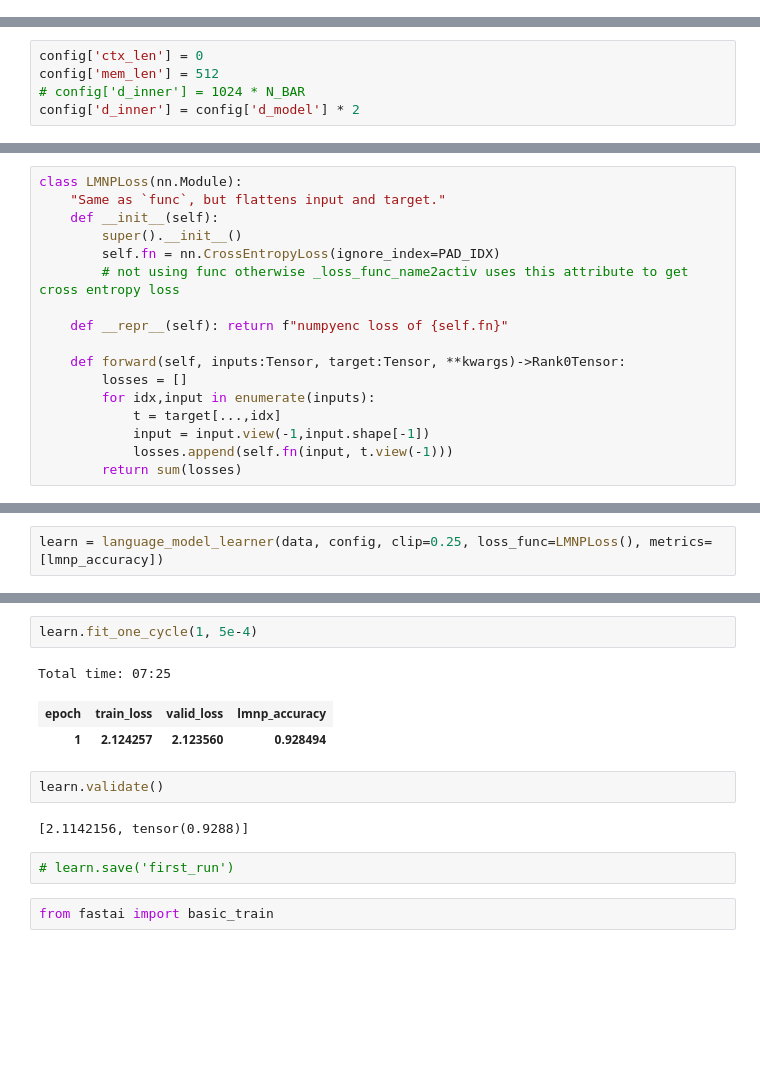
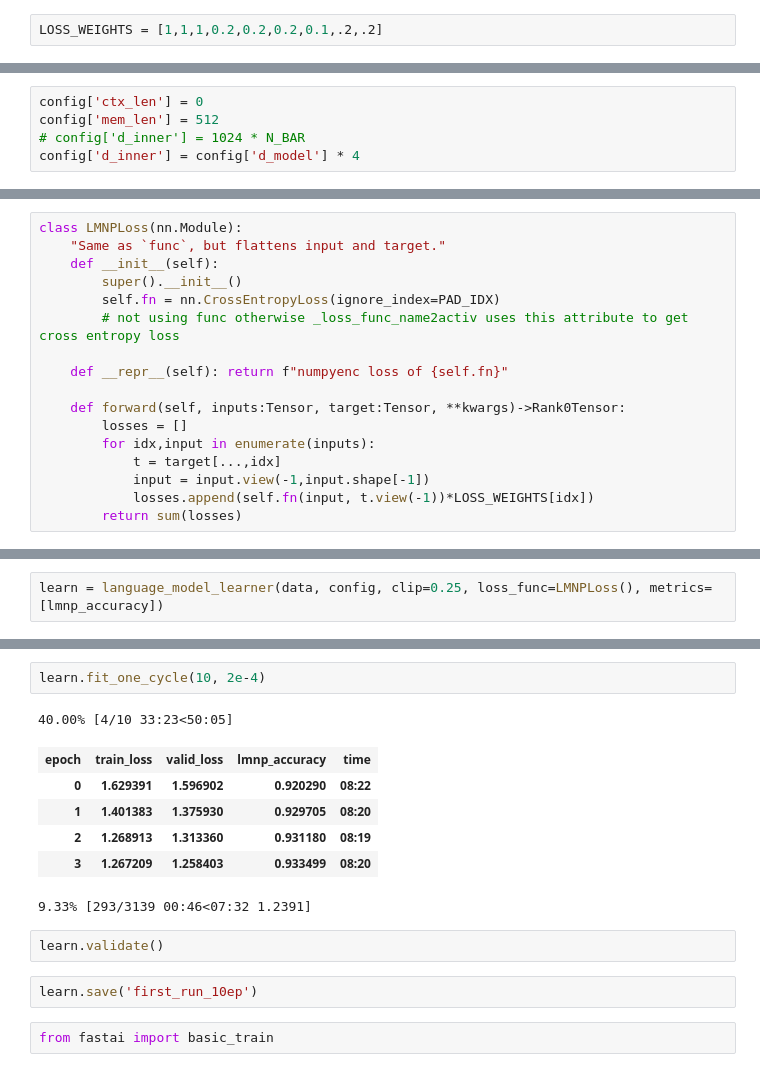
Before and after one commit to bearpelican/musicautobot, a Jupyter notebook: ht-3-training-1bar-nopos.ipynb, the cells around one changed output, grey strips where cells are left out. Saved outputs shown, nothing was run; the diff lists cells and outputs as text; blank space fills up the shorter version.

```diff
--- a/ht-3-training-1bar-nopos.ipynb
+++ b/ht-3-training-1bar-nopos.ipynb
@@ -57,6 +57,8 @@ VOCAB_SZ = [max_vocab[i] for i in [iN,iNO,iND,iCI] + BIDX_ALL]
 EMB_MAP = list(zip(EMB_IDXS,VOCAB_SZ,EMB_DIM))
 eN,eO,eD,eI = EMB_MAP
 # eN,eO,eD,eI,eB,eM = EMB_MAP
+# %%
+LOSS_WEIGHTS = [1,1,1,0.2,0.2,0.2,0.1,.2,.2]
 # %%
 idx2embidx = {
     iN:eN,iNO:eO,iND:eD,
@@ -79,7 +81,7 @@ config['d_model'] = total_embs * N_BAR
 config['ctx_len'] = 0
 config['mem_len'] = 512
 # config['d_inner'] = 1024 * N_BAR
-config['d_inner'] = config['d_model'] * 2
+config['d_inner'] = config['d_model'] * 4
 # %%
 # config
 # %%
@@ -309,7 +311,7 @@ class LMNPLoss(nn.Module):
         for idx,input in enumerate(inputs):
             t = target[...,idx]
             input = input.view(-1,input.shape[-1])
-            losses.append(self.fn(input, t.view(-1)))
+            losses.append(self.fn(input, t.view(-1))*LOSS_WEIGHTS[idx])
         return sum(losses)
 # %%
 def lmnp_accuracy(inputs:Tensor, target:Tensor)->Rank0Tensor:
@@ -341,15 +338,17 @@ Min numerical gradient: 3.52E-04
 # %%
-learn.fit_one_cycle(1, 5e-4)
+learn.fit_one_cycle(10, 2e-4)
 # %% [output]
-Total time: 07:25
+40.00% [4/10 33:23<50:05]
-| epoch | train_loss | valid_loss | lmnp_accuracy |
-| 1 | 2.124257 | 2.123560 | 0.928494 |
+| epoch | train_loss | valid_loss | lmnp_accuracy | time |
+| 0 | 1.629391 | 1.596902 | 0.920290 | 08:22 |
+| 1 | 1.401383 | 1.375930 | 0.929705 | 08:20 |
+| 2 | 1.268913 | 1.313360 | 0.931180 | 08:19 |
+| 3 | 1.267209 | 1.258403 | 0.933499 | 08:20 |
+9.33% [293/3139 00:46<07:32 1.2391]
 # %%
 learn.validate()
-# %% [output]
-[2.1142156, tensor(0.9288)]
-# %%
-# learn.save('first_run')
+# %%
+learn.save('first_run_10ep')
 # %%
 from fastai import basic_train
 # %%
```
Also changed, not shown: parts of 11 cells of this notebook, 1 other file.
